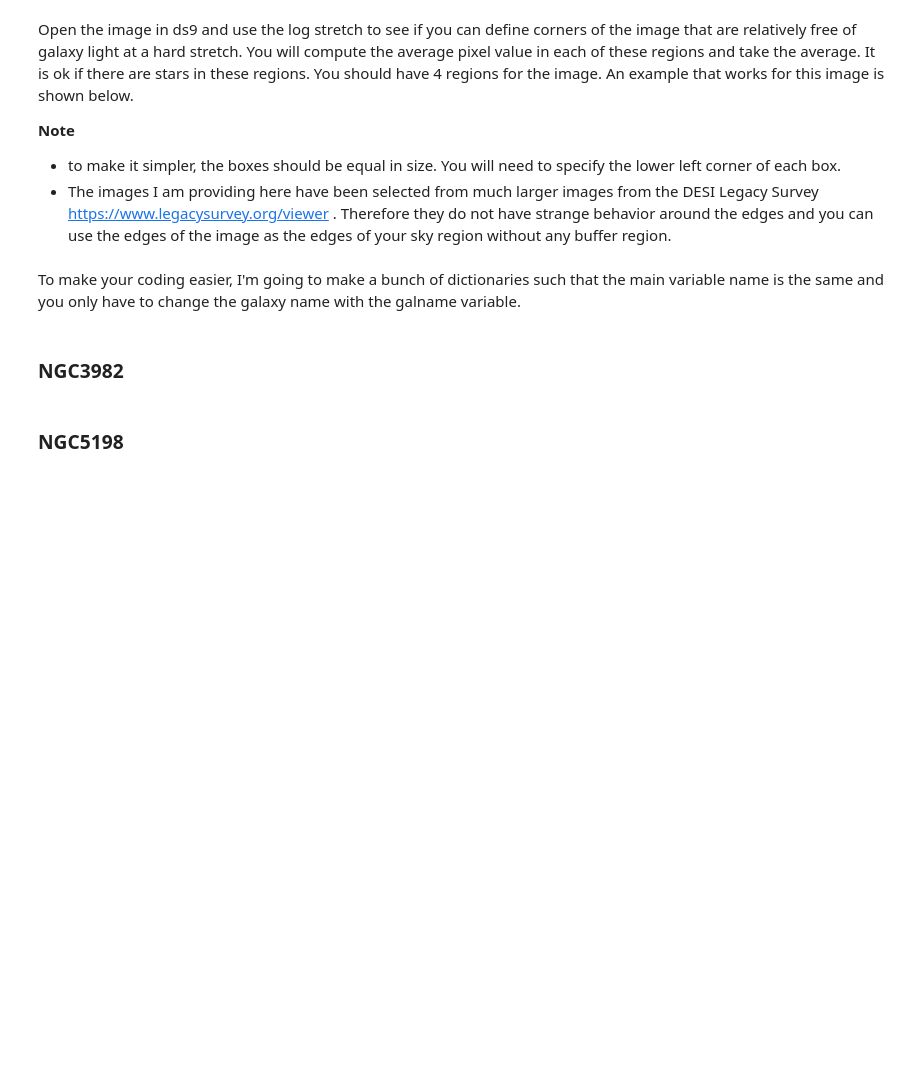
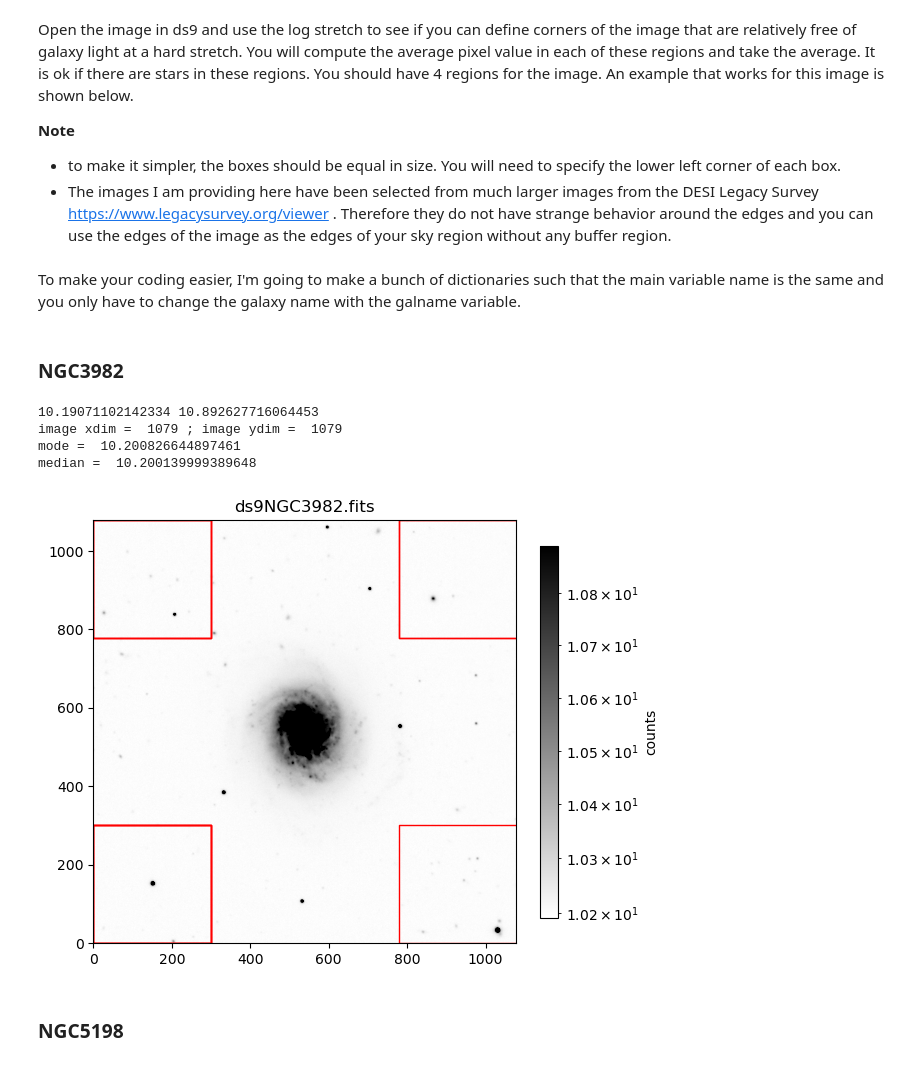
Before and after one commit to EvanBarkus/Surface_Photometry, a Jupyter notebook: surface_photometry_student.ipynb, the cells around one changed output. Drawn from its saved outputs; the diff is of its cells as text; code cells hidden in the pictures; blank space fills up the shorter version.

```diff
--- a/surface_photometry_student.ipynb
+++ b/surface_photometry_student.ipynb
@@ -198,16 +198,22 @@ def bkgregplot(data,header,imname, bkgdim, fig, ax):
 ### NGC3982
 # %%
 galname = 'NGC3982'
-imname[galname] = 'NGC3982-custom-image-r.bkg.fits'
+imname[galname] = 'ds9NGC3982.fits'
 fig,ax = plt.subplots(figsize=(6,6))
 
 
 data[galname],header[galname] = fits.getdata(imname[galname], header=True)
 
 #the size of the background squares
-bkgdim[galname]= 200
+bkgdim[galname]= 300
 
 bkgmode[galname],bkgmed[galname] = bkgregplot(
     data[galname], header[galname], imname[galname], bkgdim[galname], fig, ax)
+# %% [output]
+10.19071102142334 10.892627716064453
+image xdim =  1079 ; image ydim =  1079
+mode =  10.200826644897461
+median =  10.200139999389648
+[figure, added]
 # %% [markdown]
 ### NGC5198
```
Also changed, not shown: parts of 21 cells of this notebook.
